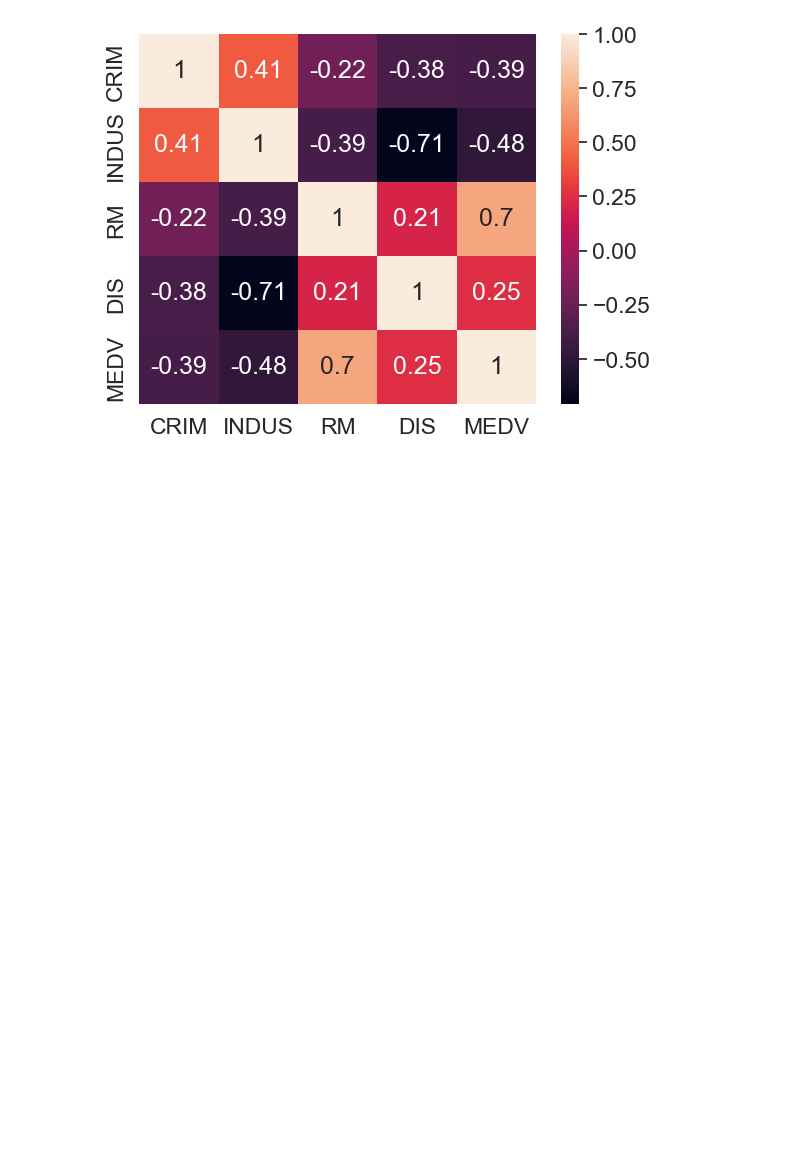
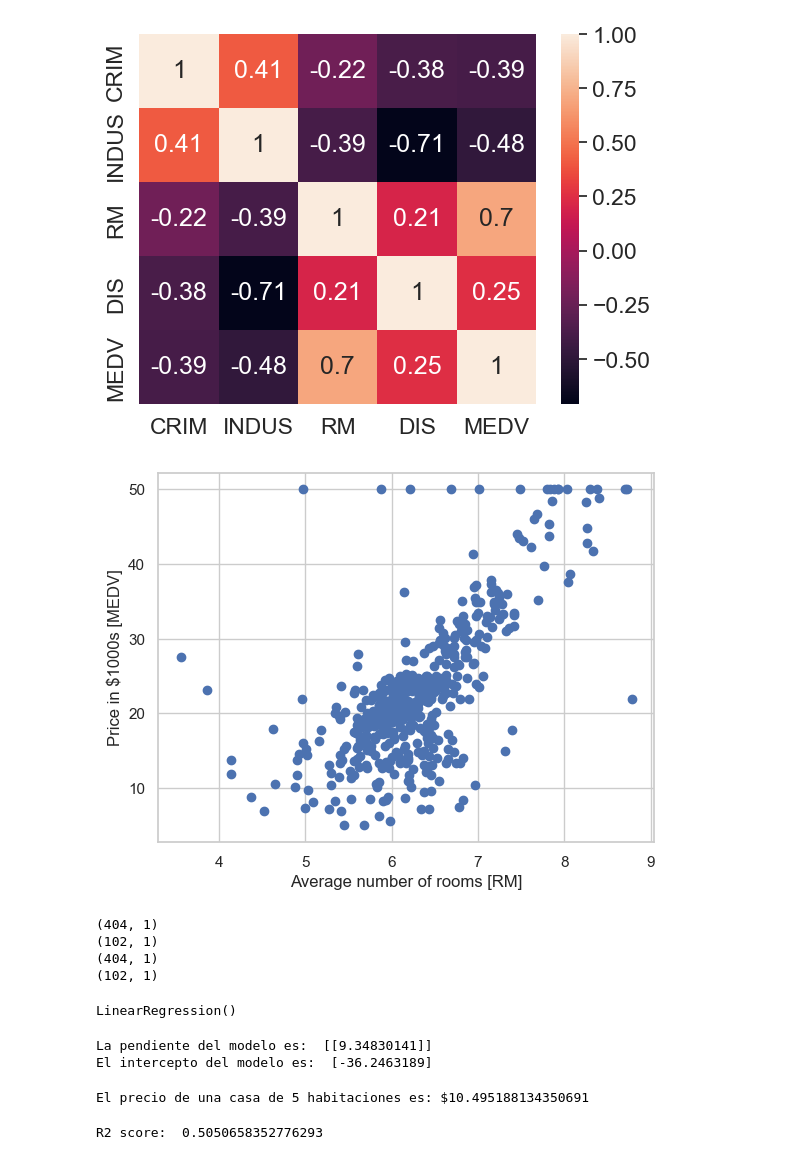
Before and after one commit to santiagovahos/data_science, a Jupyter notebook: machine_learning/linear_reg/housing_linear_reg.ipynb, the cells around one changed output. Saved outputs shown, nothing was run; the diff lists cells and outputs as text; code cells hidden in the pictures; blank space fills up the shorter version.

```diff
--- a/machine_learning/linear_reg/housing_linear_reg.ipynb
+++ b/machine_learning/linear_reg/housing_linear_reg.ipynb
@@ -4,7 +4,7 @@ import numpy as np
 import matplotlib.pyplot as plt
 import seaborn as sns
 # %%
-df = pd.read_csv('./housing_edf82b23-51e2-4f57-887d-6be67da34d27.data', header=None, sep='\s+')
+df = pd.read_csv('./datasets/housing_edf82b23-51e2-4f57-887d-6be67da34d27.data', header=None, sep='\s+')
 df.columns = ["CRIM","ZN","INDUS" , "CHAS" ,"NOX","RM" ,"AGE","DIS", "RAD","TAX", "PTRATIO", "B" , "LSTAT" , "MEDV"]
 df.head()
 # %% [output]
@@ -14,8 +14,3 @@ df.head()
 | 2 | 0.02729 | 0.0 | 7.07 | 0 | 0.469 | 7.185 | 61.1 | 4.9671 | 2 | 242.0 | 17.8 | ... |
 | 3 | 0.03237 | 0.0 | 2.18 | 0 | 0.458 | 6.998 | 45.8 | 6.0622 | 3 | 222.0 | 18.7 | ... |
 | 4 | 0.06905 | 0.0 | 2.18 | 0 | 0.458 | 7.147 | 54.2 | 6.0622 | 3 | 222.0 | 18.7 | ... |
-# %%
-sns.set(style='whitegrid', context='notebook')
-cols = ['CRIM', 'INDUS', 'RM', 'DIS' , 'MEDV']
-sns.pairplot(df[cols])
-plt.show()
@@ -29,3 +21,10 @@ sns.heatmap(cm, cbar=True, annot=True, yticklabels=cols, xticklabels=cols)
 # %% [output]
 <AxesSubplot: >
 [figure]
+# %%
+plt.scatter(df['RM'], df['MEDV'])
+plt.xlabel('Average number of rooms [RM]')
+plt.ylabel('Price in $1000s [MEDV]')
+plt.show()
+# %% [output]
+[figure, added]
@@ -31,0 +34,32 @@ sns.heatmap(cm, cbar=True, annot=True, yticklabels=cols, xticklabels=cols)
+# %%
+x = df['RM'].values.reshape(-1,1)
+y = df['MEDV'].values.reshape(-1,1)
+
+x_train, x_test, y_train, y_test = train_test_split(x, y, test_size=0.2, random_state=42)
+
+print(x_train.shape)
+print(x_test.shape)
+print(y_train.shape)
+print(y_test.shape)
+# %% [output]
+(404, 1)
+(102, 1)
+(404, 1)
+(102, 1)
+# %%
+model = LinearRegression()
+model.fit(x_train, y_train)
+# %% [output]
+LinearRegression()
+# %%
+print('La pendiente del modelo es: ', model.coef_)
+print('El intercepto del modelo es: ', model.intercept_)
+# %% [output]
+La pendiente del modelo es:  [[9.34830141]]
+El intercepto del modelo es:  [-36.2463189]
+# %%
+room = 5
+price = model.predict([[room]])
+print('El precio de una casa de {} habitaciones es: ${}'.format(room, price[0][0]))
+# %% [output]
+El precio de una casa de 5 habitaciones es: $10.495188134350691
@@ -31,0 +71,5 @@ sns.heatmap(cm, cbar=True, annot=True, yticklabels=cols, xticklabels=cols)
+# %%
+r2 = r2_score(y_train, y_pred)
+print('R2 score: ', r2)
+# %% [output]
+R2 score:  0.5050658352776293
```
Also changed, not shown: parts of 5 cells of this notebook, 9 other files.
